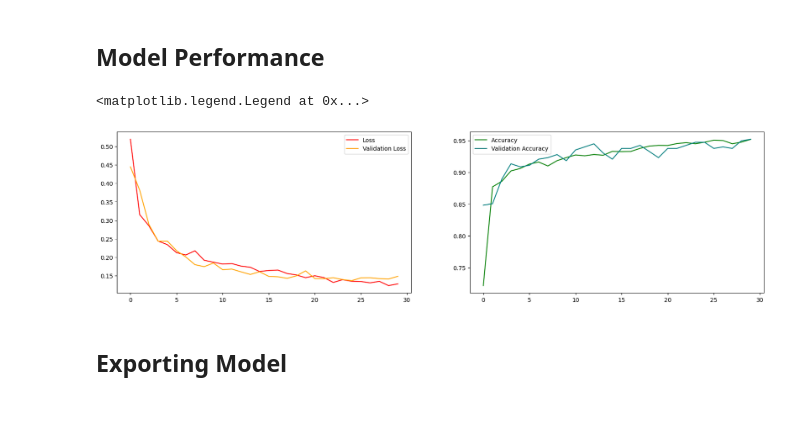
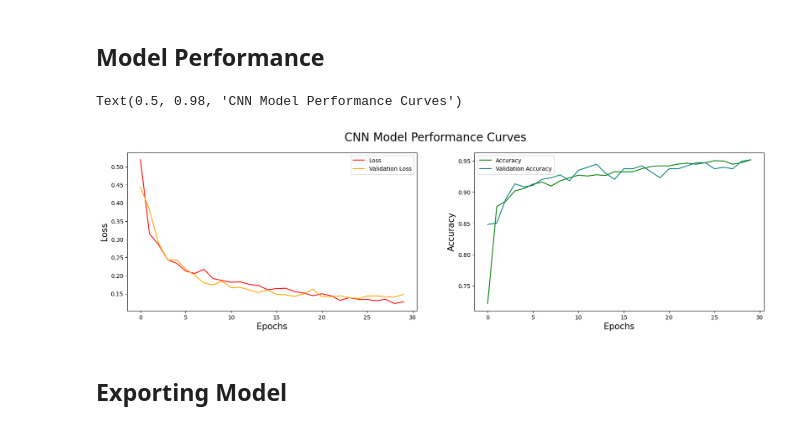
Before and after one commit to JoshuaR26/ODIR-OcularDiseaseIntelligentRecognition, a Jupyter notebook: CNN_Re.ipynb, the cells around one changed output. Cells and saved outputs as stored; diff of their text form; code cells hidden in the pictures.

Commit message:
Graphs

```diff
--- a/CNN_Re.ipynb
+++ b/CNN_Re.ipynb
@@ -102,20 +102,31 @@ Epoch 30/30
 ## Model Performance
 # %%
 fig, axs = plt.subplots(1, 2, figsize=(20,5))
-axs[0].plot(model_fit.history['loss'], color='red', label='Loss')
-axs[0].plot(model_fit.history['val_loss'], color='orange', label='Validation Loss')
+axs[0].plot(model_fit.history['loss'],
+            color='red',
+            label='Loss')
+axs[0].plot(model_fit.history['val_loss'],
+            color='orange',
+            label='Validation Loss')
 axs[0].legend(loc='upper right')
+axs[0].set_xlabel('Epochs', fontsize=15)
+axs[0].set_ylabel('Loss', fontsize=15)
+
 
 axs[1].plot(model_fit.history['accuracy'],
              color='green',
              label='Accuracy')
 axs[1].plot(model_fit.history['val_accuracy'],
              color='teal',
              label='Validation Accuracy')
 axs[1].legend(loc='upper left')
+axs[1].set_xlabel('Epochs', fontsize=15)
+axs[1].set_ylabel('Accuracy', fontsize=15)
+
+fig.suptitle('CNN Model Performance Curves', fontsize=20)
 # %% [output]
-<matplotlib.legend.Legend at 0x...>
+Text(0.5, 0.98, 'CNN Model Performance Curves')
-[figure, old version]
+[figure, new version]
 # %% [markdown]
 ## Exporting Model
 # %%
```
Also changed, not shown: parts of 1 cell of this notebook, 1 other file.
